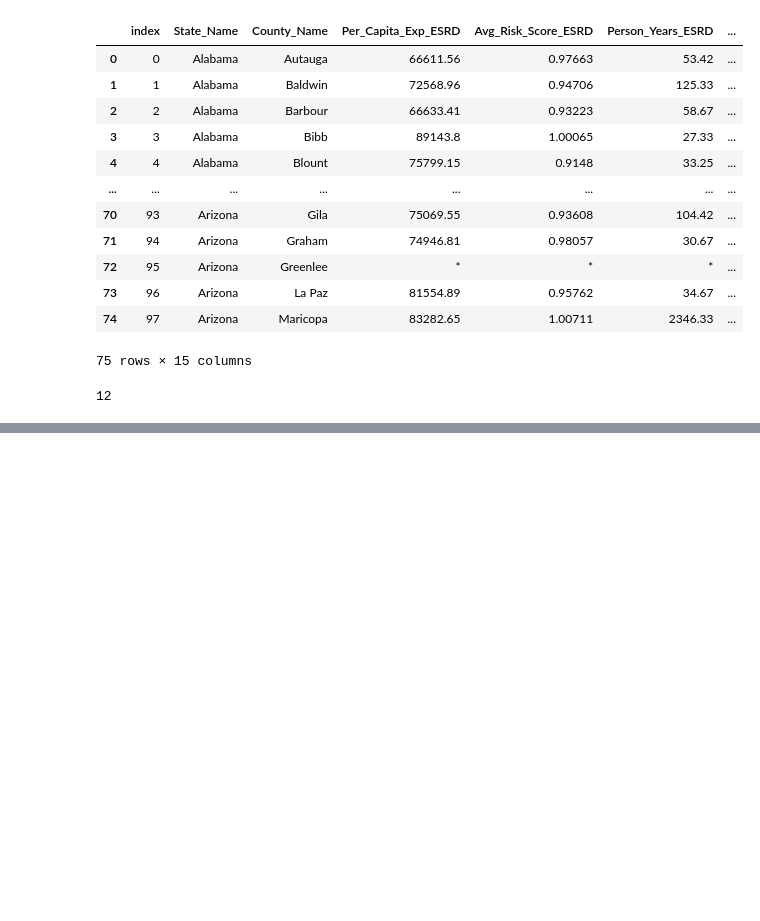
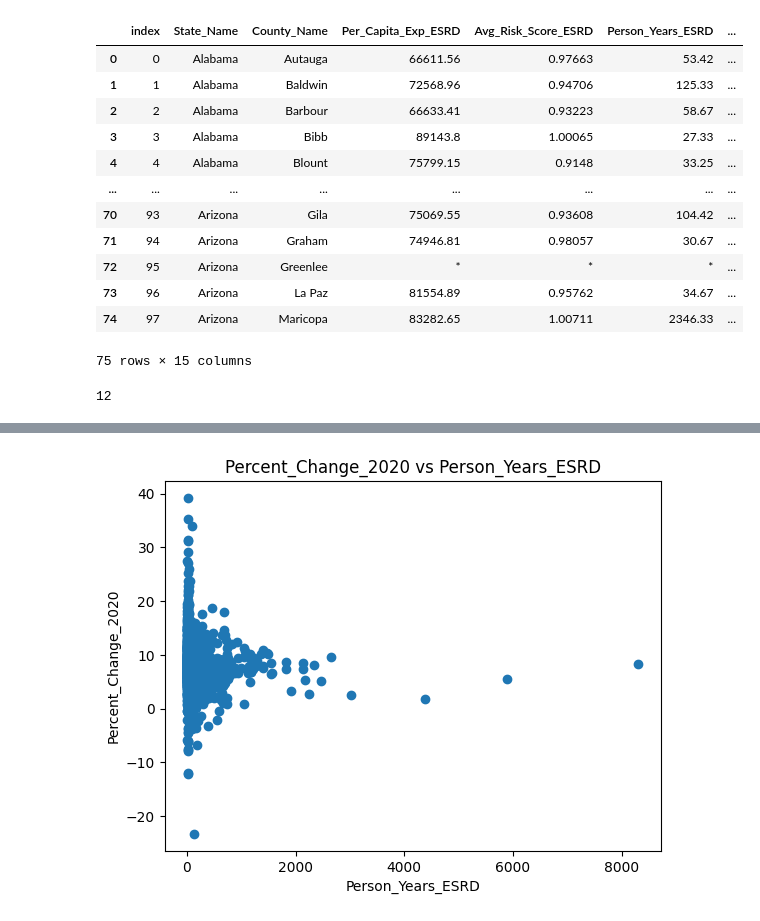
Before and after one commit to AdvaySingh1/Income-Elasticity-Analysis, a Jupyter notebook: Elasticity-Analysis.ipynb, the cells around one changed output, grey strips where cells are left out. Drawn from its saved outputs; the diff is of its cells as text; code cells hidden in the pictures; blank space fills up the shorter version.

```diff
--- a/Elasticity-Analysis.ipynb
+++ b/Elasticity-Analysis.ipynb
@@ -180,0 +235,23 @@ AttributeError: module 'matplotlib' has no attribute 'xlabel'
+# %%
+#impact of total age of individuals with End Stage Renal Disease
+df_Person_Years_ESRD = df.copy()
+# remove asticks
+for i in range(len(df_Person_Years_ESRD)):
+    if df_Person_Years_ESRD.loc[i, 'Person_Years_ESRD'] == '*' or df_Person_Years_ESRD.loc[i, 'Person_Years_ESRD'] == '.':
+        df_Person_Years_ESRD = df_Person_Years_ESRD.drop(i)
+lst_percent_changes = []
+for val in df_Person_Years_ESRD.Percent_Change_2020:
+    lst_percent_changes.append(float(val))
+
+y = np.array(lst_percent_changes)
+lst_vals = []
+for val in df_Person_Years_ESRD.Person_Years_ESRD:
+    lst_vals.append(float(val))
+x = np.array(lst_vals)
+plt.scatter(x, y)
+plt.title('Percent_Change_2020 vs Person_Years_ESRD')
+plt.xlabel('Person_Years_ESRD')
+plt.ylabel('Percent_Change_2020')
+plt.show()
+# %% [output]
+[figure, added]
```
Also changed, not shown: parts of 12 cells of this notebook, 1 other file.
